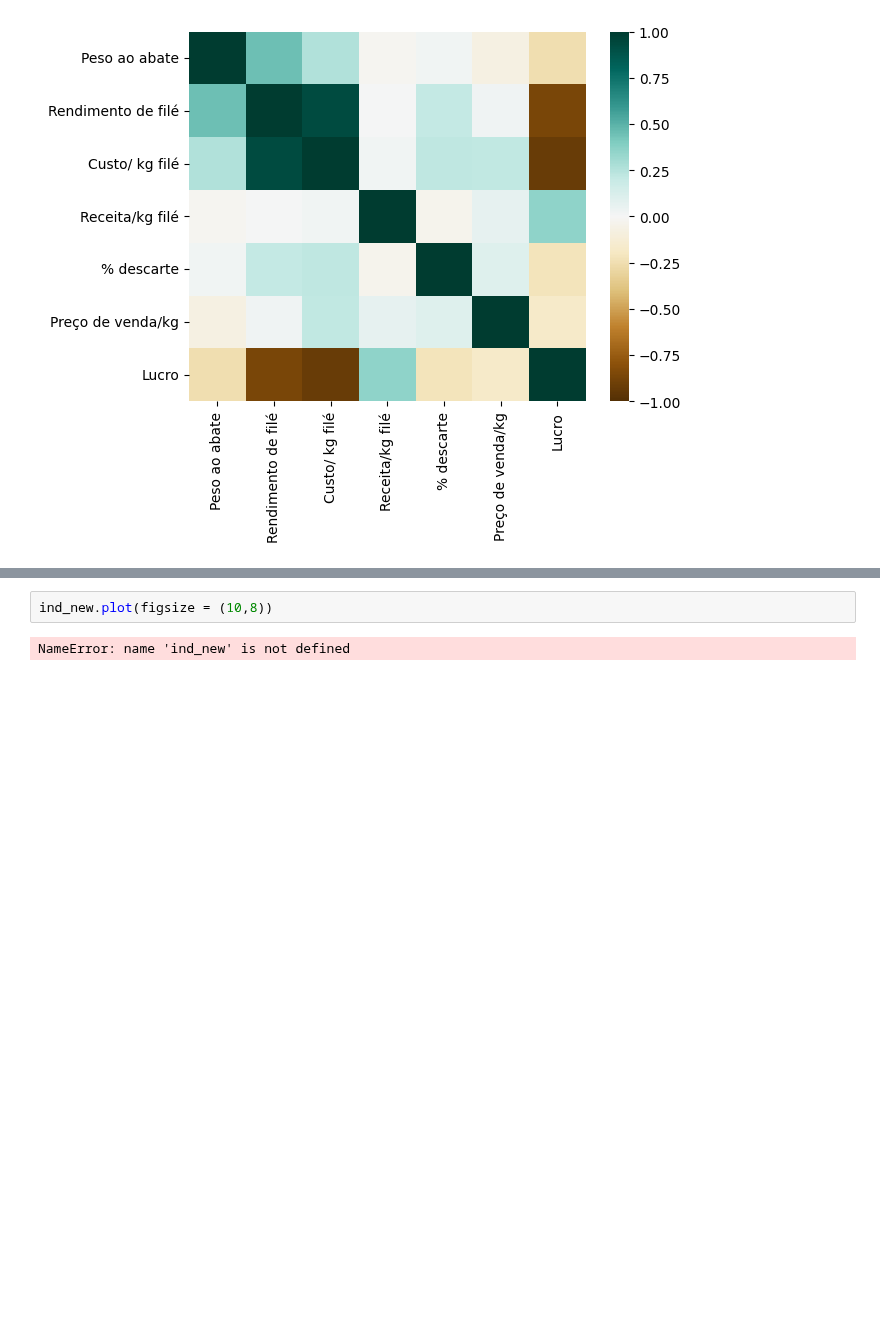
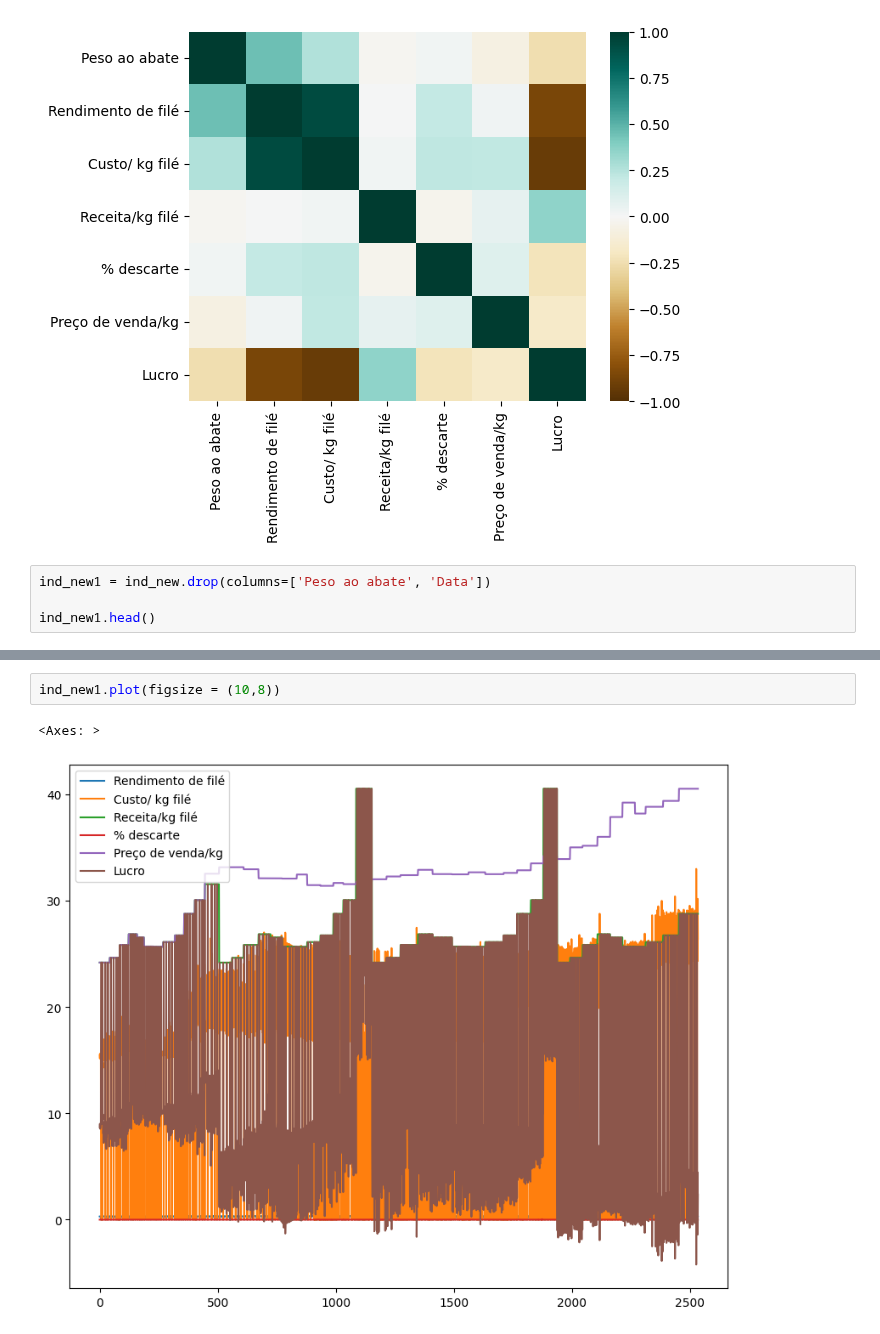
Before and after one commit to crisGriebler/IRD, a Jupyter notebook: FISHTRADER/data_BZF.ipynb, the cells around one changed output, grey strips where cells are left out. Saved outputs shown, nothing was run; the diff lists cells and outputs as text; blank space fills up the shorter version.

```diff
--- a/FISHTRADER/data_BZF.ipynb
+++ b/FISHTRADER/data_BZF.ipynb
@@ -199,3 +199,7 @@ sns.heatmap(ind_new.corr(),
 # %% [output]
 <Axes: >
 [figure]
+# %%
+ind_new1 = ind_new.drop(columns=['Peso ao abate', 'Data'])
+
+ind_new1.head()
@@ -202,4 +213,5 @@ sns.heatmap(ind_new.corr(),
 # %%
-ind_new.plot(figsize = (10,8))
+ind_new1.plot(figsize = (10,8))
 # %% [output]
-NameError: name 'ind_new' is not defined
+<Axes: >
+[figure, added]
```
Also changed, not shown: parts of 1 cell of this notebook, 4 other files.
